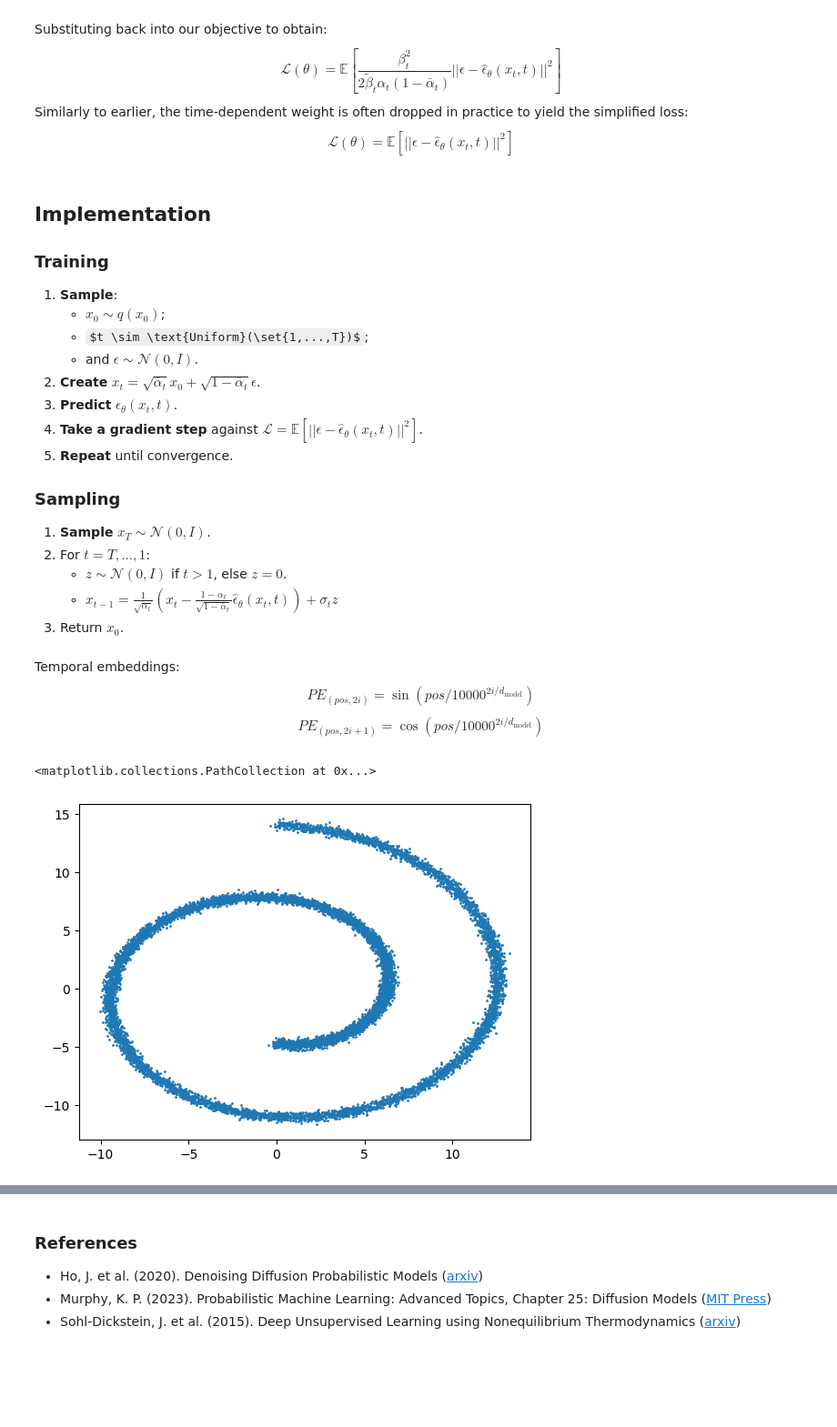
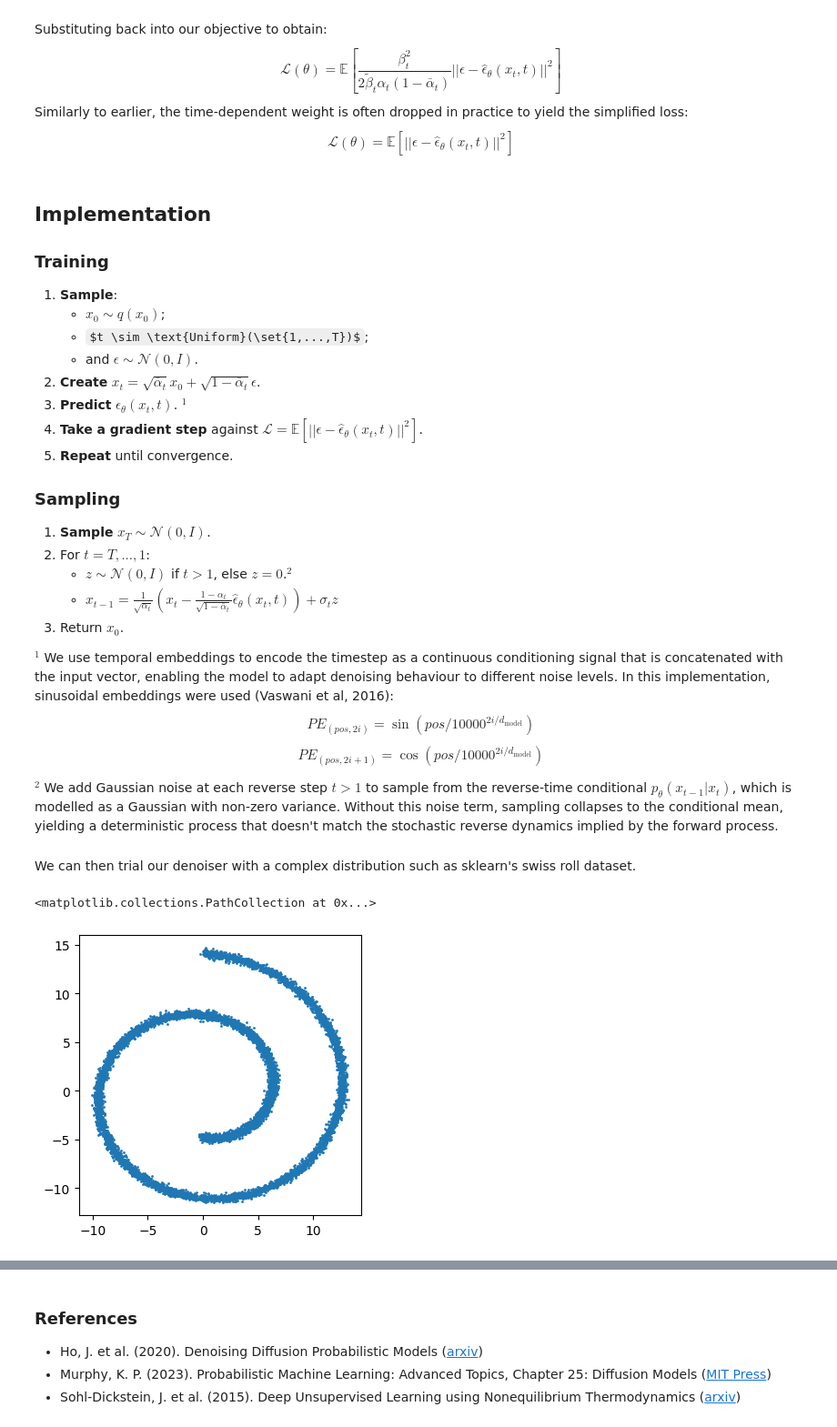
Before and after one commit to j9smith/generative-modelling, a Jupyter notebook: 4. Diffusion Models/4.1 Denoising Diffusion Probabilistic Models.ipynb, the cells around one changed output, grey strips where cells are left out. Shown at 91% size. Drawn from its saved outputs; the diff is of its cells as text; code cells hidden in the pictures; some formulas as TeX source; blank space fills up the shorter version.

```diff
--- a/4. Diffusion Models/4.1 Denoising Diffusion Probabilistic Models.ipynb
+++ b/4. Diffusion Models/4.1 Denoising Diffusion Probabilistic Models.ipynb
@@ -333,13 +340,21 @@ $$\mathcal{L}(\theta)=\mathbb{E}\left[||\epsilon-\hat{\epsilon}_\theta(x_t,t)||^
     - $t \sim \text{Uniform}(\set{1,...,T})$;
     - and $\epsilon\sim\mathcal{N}(0,I)$.
 2. **Create** $x_t=\sqrt{\bar{\alpha}_t}x_0 + \sqrt{1-\bar{\alpha}_t}\epsilon$.
-3. **Predict** $\hat{\epsilon}_\theta(x_t, t)$.
+3. **Predict** $\hat{\epsilon}_\theta(x_t, t)$. $^1$
 4. **Take a gradient step** against $\mathcal{L}=\mathbb{E}\left[||\epsilon-\hat{\epsilon}_\theta(x_t,t)||^2\right]$.
 5. **Repeat** until convergence.
 
 ### Sampling
 1. **Sample** $x_T\sim\mathcal{N}(0,I)$.
 2. For $t=T,...,1$:
-    - $z \sim \mathcal{N}(0,I)$ if $t>1$, else $z=0$.
+    - $z \sim \mathcal{N}(0,I)$ if $t>1$, else $z=0$.$^2$
     - $x_{t-1}=\frac{1}{\sqrt{\alpha_t}}\left(x_t - \frac{1-\alpha_t}{\sqrt{1-\bar{\alpha}_t}}\hat{\epsilon}_\theta(x_t, t)\right) + \sigma_t z$
 3. Return $x_0$.
+
+
+
+$^1$ We use temporal embeddings to encode the timestep as a continuous conditioning signal that is concatenated with the input vector, enabling the model to adapt denoising behaviour to different noise levels. In this implementation, sinusoidal embeddings were used (Vaswani et al, 2016):
+$$PE_{(pos, 2i)}=\sin(pos/10000^{2i/d_{\text{model}}})$$
+$$PE_{(pos, 2i+1)}=\cos(pos/10000^{2i/d_{\text{model}}})$$
+
+$^2$ We add Gaussian noise at each reverse step $t>1$ to sample from the reverse-time conditional $p_\theta(x_{t-1}|x_t)$, which is modelled as a Gaussian with non-zero variance. Without this noise term, sampling collapses to the conditional mean, yielding a deterministic process that doesn't match the stochastic reverse dynamics implied by the forward process.
@@ -350,7 +361,3 @@ import numpy as np
-# %% [markdown]
-Temporal embeddings:
-$$PE_{(pos, 2i)}=\sin(pos/10000^{2i/d_{\text{model}}})$$
-$$PE_{(pos, 2i+1)}=\cos(pos/10000^{2i/d_{\text{model}}})$$
 # %%
 import torch
 import torch.nn as nn
@@ -449,17 +457,20 @@ class DDPM(nn.Module):
             x_t = c1 + c2
 
         return x_t
+# %% [markdown]
+We can then trial our denoiser with a complex distribution such as sklearn's swiss roll dataset.
 # %%
 from sklearn.datasets import make_swiss_roll
 import matplotlib.pyplot as plt
 
 X, y = make_swiss_roll(n_samples = 10000, noise=0.2)
 X = X[:, [0, 2]]
 
+plt.figure(figsize=(4,4))
 plt.scatter(X[:, 0], X[:, 1], s=1)
 # %% [output]
 <matplotlib.collections.PathCollection at 0x...>
-[figure, old version]
+[figure, new version]
 # %%
 from torch.utils.data import TensorDataset, DataLoader
 
```
Also changed, not shown: parts of 6 cells of this notebook.
